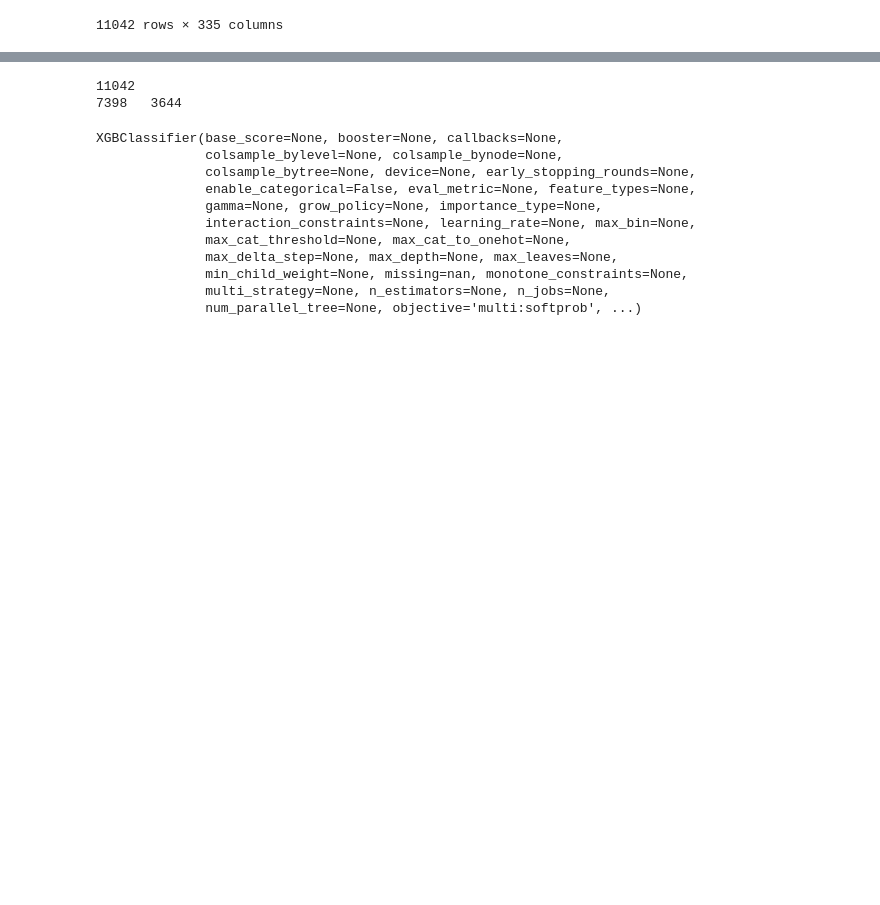
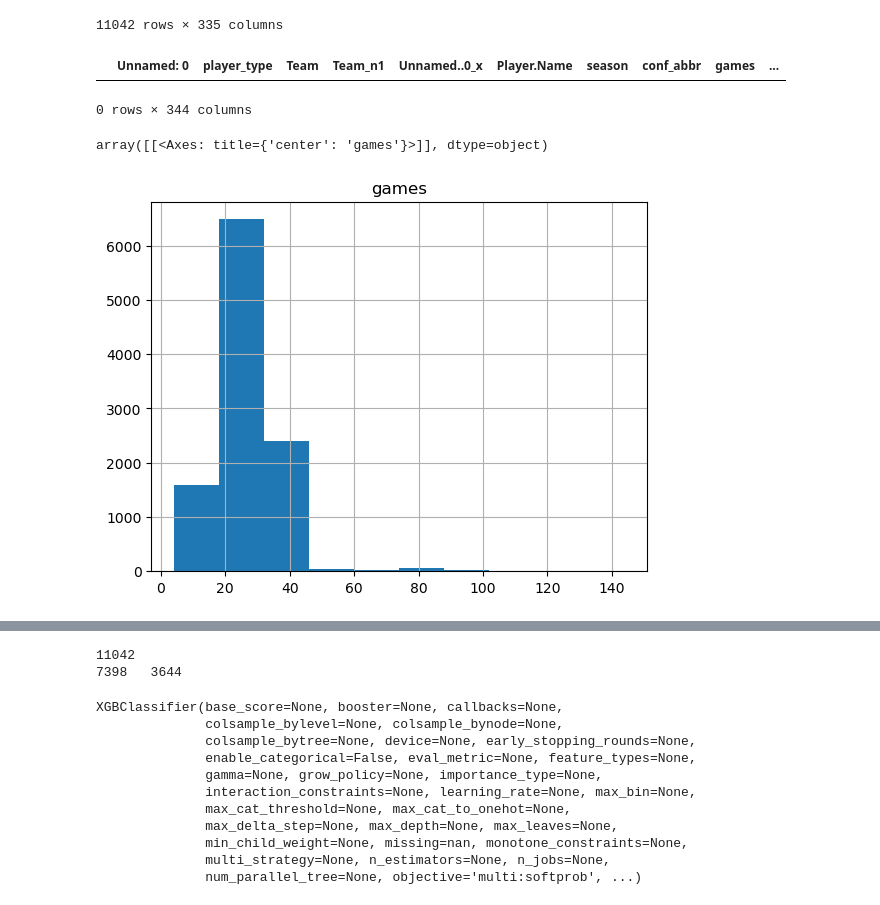
Before and after one commit to zainhoda1/Capstone-project, a Jupyter notebook: Analysis files/Model Execution.ipynb, the cells around one changed output, grey strips where cells are left out. Cells and saved outputs as stored; diff of their text form; code cells hidden in the pictures; blank space fills up the shorter version.

```diff
--- a/Analysis files/Model Execution.ipynb
+++ b/Analysis files/Model Execution.ipynb
@@ -53,6 +54,23 @@ df
 | 11040 | 11041 | 1 | UC-RIVERSIDE | UC-RIVERSIDE | 2037.0 | zyon-pullin-1 | 2020-21 | Big West | 22 | ... |
 | 11041 | 11042 | 1 | UC-RIVERSIDE | UC-RIVERSIDE | 2038.0 | zyon-pullin-1 | 2021-22 | Big West | 27 | ... |
 11042 rows × 335 columns
+# %%
+#df[(df['games']>39) | (df['games_n1']>39)]
+df[((df['games']>39) & (df['year']==2023)) | ((df['games_n1']>39) & (df['year_n1']==2023)) |
+   ((df['games']>40) & (df['year']==2022)) | ((df['games_n1']>40) & (df['year_n1']==2022)) |
+   ((df['games']>33) & (df['year']==2021)) | ((df['games_n1']>33) & (df['year_n1']==2021)) |
+   ((df['games']>35) & (df['year']==2020)) | ((df['games_n1']>35) & (df['year_n1']==2020)) |
+   ((df['games']>40) & (df['year']==2019)) | ((df['games_n1']>40) & (df['year_n1']==2019))]
+# %% [output]
+|  | Unnamed: 0 | player_type | Team | Team_n1 | Unnamed..0_x | Player.Name | season | conf_abbr | games | ... |
+0 rows × 344 columns
+# %%
+games_df = pd.DataFrame(zip(df.games), columns=['games'])
+games_df
+df.hist(column='games')
+# %% [output]
+array([[<Axes: title={'center': 'games'}>]], dtype=object)
+[figure, added]
 # %%
 team_df = df[["Team", "Team_n1"]]
 team_df_n = team_df[["Team"]]
```
Also changed, not shown: parts of 5 cells of this notebook.
